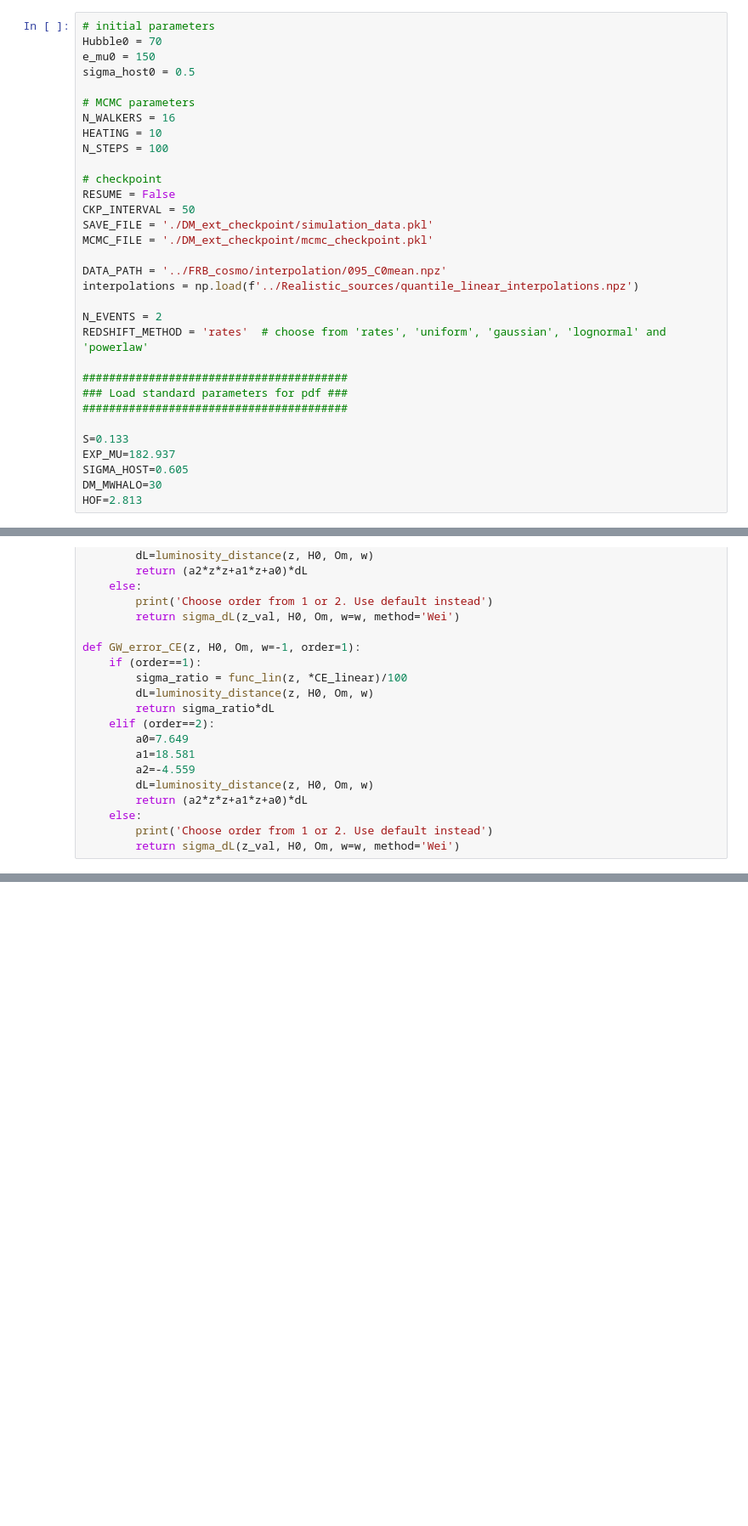
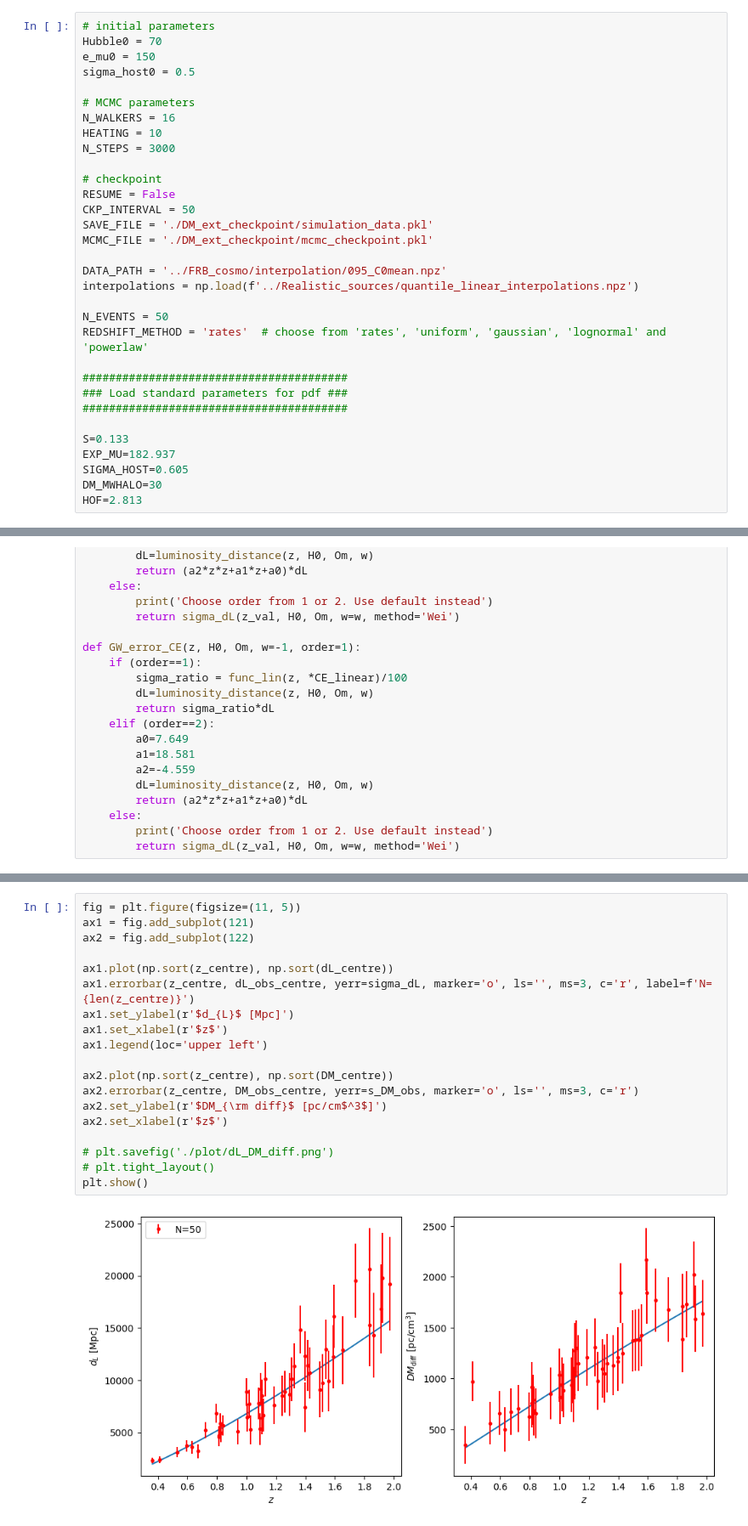
Before and after one commit to MariosNT/FRB_GW_association_cosmo, a Jupyter notebook: Notebooks/GWs_FRB_cosmo/test_DM_ext.ipynb, the cells around one changed output, grey strips where cells are left out. Shown at 85% size. Saved outputs shown, nothing was run; the diff lists cells and outputs as text; blank space fills up the shorter version.

```diff
--- a/Notebooks/GWs_FRB_cosmo/test_DM_ext.ipynb
+++ b/Notebooks/GWs_FRB_cosmo/test_DM_ext.ipynb
@@ -29,7 +29,7 @@ sigma_host0 = 0.5
 # MCMC parameters
 N_WALKERS = 16
 HEATING = 10
-N_STEPS = 100
+N_STEPS = 3000
 
 # checkpoint
 RESUME = False
@@ -40,7 +40,7 @@ MCMC_FILE = './DM_ext_checkpoint/mcmc_checkpoint.pkl'
 DATA_PATH = '../FRB_cosmo/interpolation/095_C0mean.npz'
 interpolations = np.load(f'../Realistic_sources/quantile_linear_interpolations.npz')
 
-N_EVENTS = 2
+N_EVENTS = 50
 REDSHIFT_METHOD = 'rates'  # choose from 'rates', 'uniform', 'gaussian', 'lognormal' and 'powerlaw'
 
 ########################################
@@ -221,3 +238,24 @@ Processing event 2/2...
+# %%
+fig = plt.figure(figsize=(11, 5))
+ax1 = fig.add_subplot(121)
+ax2 = fig.add_subplot(122)
+
+ax1.plot(np.sort(z_centre), np.sort(dL_centre))
+ax1.errorbar(z_centre, dL_obs_centre, yerr=sigma_dL, marker='o', ls='', ms=3, c='r', label=f'N={len(z_centre)}')
+ax1.set_ylabel(r'$d_{L}$ [Mpc]')
+ax1.set_xlabel(r'$z$')
+ax1.legend(loc='upper left')
+
+ax2.plot(np.sort(z_centre), np.sort(DM_centre))
+ax2.errorbar(z_centre, DM_obs_centre, yerr=s_DM_obs, marker='o', ls='', ms=3, c='r')
+ax2.set_ylabel(r'$DM_{\rm diff}$ [pc/cm$^3$]')
+ax2.set_xlabel(r'$z$')
+
+# plt.savefig('./plot/dL_DM_diff.png')
+# plt.tight_layout()
+plt.show()
+# %% [output]
+[figure, added]
 # %%
 def log_likelihood(theta, zs, dLs, s_dLs, DMs, s_DMs):
     """
```
Also changed, not shown: parts of 2 cells of this notebook, 2 other files.
